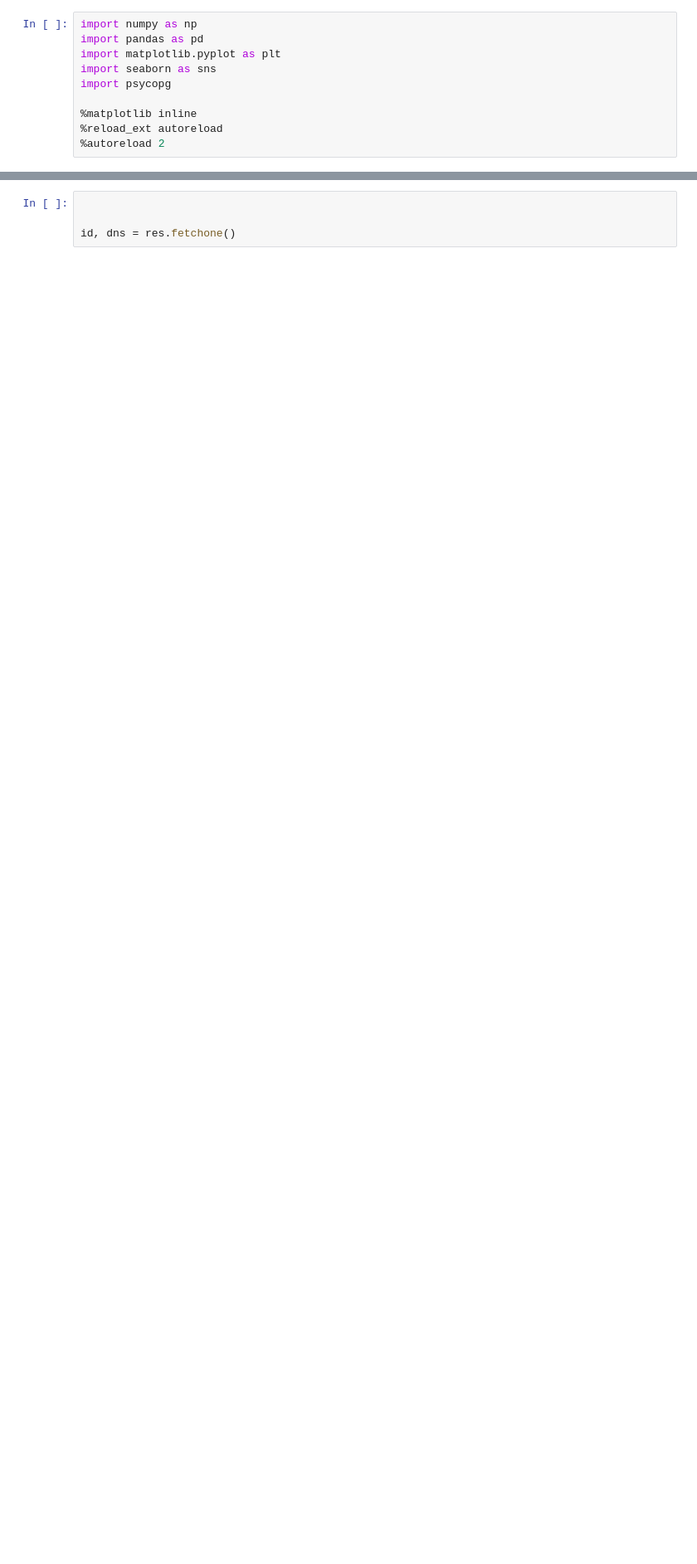
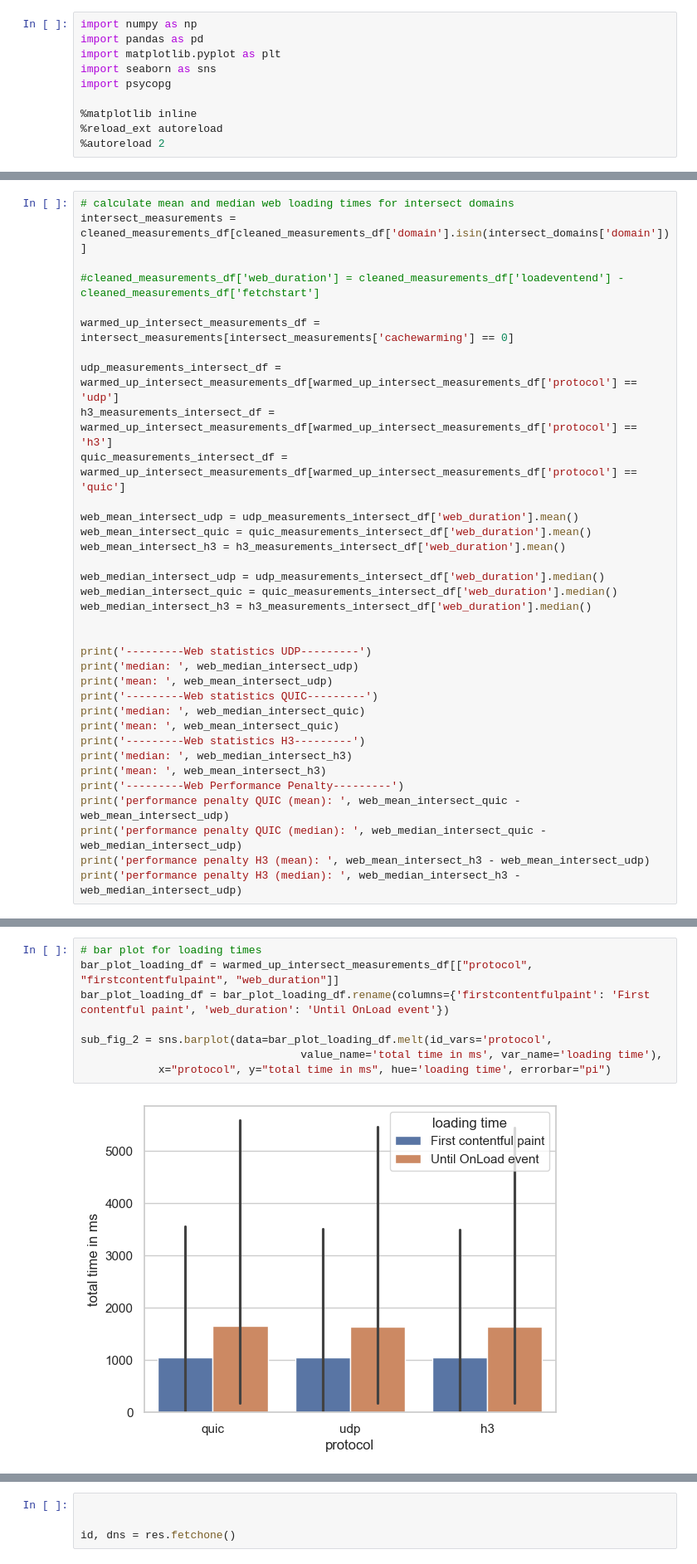
Before and after one commit to philipp0x62/web-performance, a Jupyter notebook: analysis/website-measurement-analysis.ipynb, the cells around one changed output, grey strips where cells are left out. Shown at 83% size. Cells and saved outputs as stored; diff of their text form; blank space fills up the shorter version.

```diff
--- a/analysis/website-measurement-analysis.ipynb
+++ b/analysis/website-measurement-analysis.ipynb
@@ -151,0 +316,35 @@ print('performance penalty H3 (median): ', web_median_h3 - web_median_udp)
+# %%
+# calculate mean and median web loading times for intersect domains
+intersect_measurements = cleaned_measurements_df[cleaned_measurements_df['domain'].isin(intersect_domains['domain'])]
+
+#cleaned_measurements_df['web_duration'] = cleaned_measurements_df['loadeventend'] - cleaned_measurements_df['fetchstart']
+
+warmed_up_intersect_measurements_df = intersect_measurements[intersect_measurements['cachewarming'] == 0]
+
+udp_measurements_intersect_df = warmed_up_intersect_measurements_df[warmed_up_intersect_measurements_df['protocol'] == 'udp']
+h3_measurements_intersect_df = warmed_up_intersect_measurements_df[warmed_up_intersect_measurements_df['protocol'] == 'h3']
+quic_measurements_intersect_df = warmed_up_intersect_measurements_df[warmed_up_intersect_measurements_df['protocol'] == 'quic']
+
+web_mean_intersect_udp = udp_measurements_intersect_df['web_duration'].mean()
+web_mean_intersect_quic = quic_measurements_intersect_df['web_duration'].mean()
+web_mean_intersect_h3 = h3_measurements_intersect_df['web_duration'].mean()
+
+web_median_intersect_udp = udp_measurements_intersect_df['web_duration'].median()
+web_median_intersect_quic = quic_measurements_intersect_df['web_duration'].median()
+web_median_intersect_h3 = h3_measurements_intersect_df['web_duration'].median()
+
+
+print('---------Web statistics UDP---------')
+print('median: ', web_median_intersect_udp)
+print('mean: ', web_mean_intersect_udp)
+print('---------Web statistics QUIC---------')
+print('median: ', web_median_intersect_quic)
+print('mean: ', web_mean_intersect_quic)
+print('---------Web statistics H3---------')
+print('median: ', web_median_intersect_h3)
+print('mean: ', web_mean_intersect_h3)
+print('---------Web Performance Penalty---------')
+print('performance penalty QUIC (mean): ', web_mean_intersect_quic - web_mean_intersect_udp)
+print('performance penalty QUIC (median): ', web_median_intersect_quic - web_median_intersect_udp)
+print('performance penalty H3 (mean): ', web_mean_intersect_h3 - web_mean_intersect_udp)
+print('performance penalty H3 (median): ', web_median_intersect_h3 - web_median_intersect_udp)
@@ -151,0 +421,10 @@ print('performance penalty H3 (median): ', web_median_h3 - web_median_udp)
+# %%
+# bar plot for loading times
+bar_plot_loading_df = warmed_up_intersect_measurements_df[["protocol", "firstcontentfulpaint", "web_duration"]]
+bar_plot_loading_df = bar_plot_loading_df.rename(columns={'firstcontentfulpaint': 'First contentful paint', 'web_duration': 'Until OnLoad event'})
+
+sub_fig_2 = sns.barplot(data=bar_plot_loading_df.melt(id_vars='protocol',
+                                  value_name='total time in ms', var_name='loading time'),
+            x="protocol", y="total time in ms", hue='loading time', errorbar="pi")
+# %% [output]
+[figure, added]
```
Also changed, not shown: parts of 26 cells of this notebook, 4 other files.
